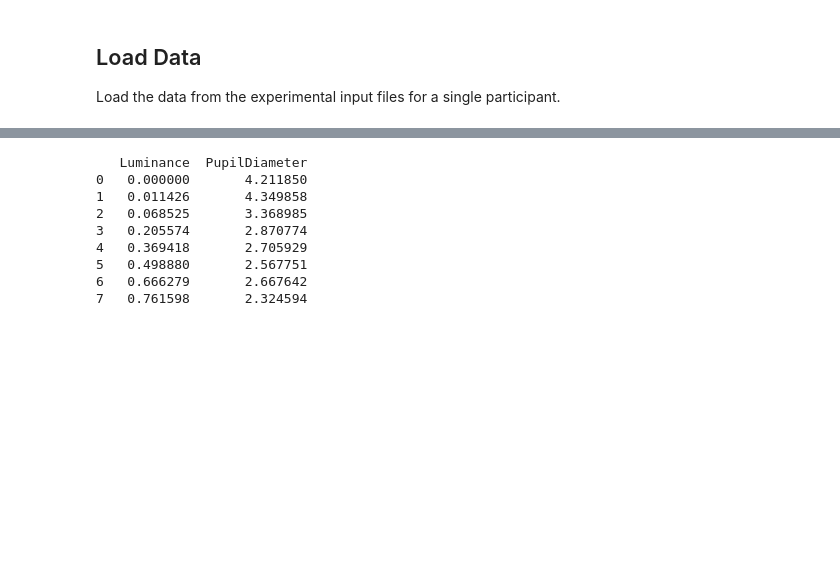
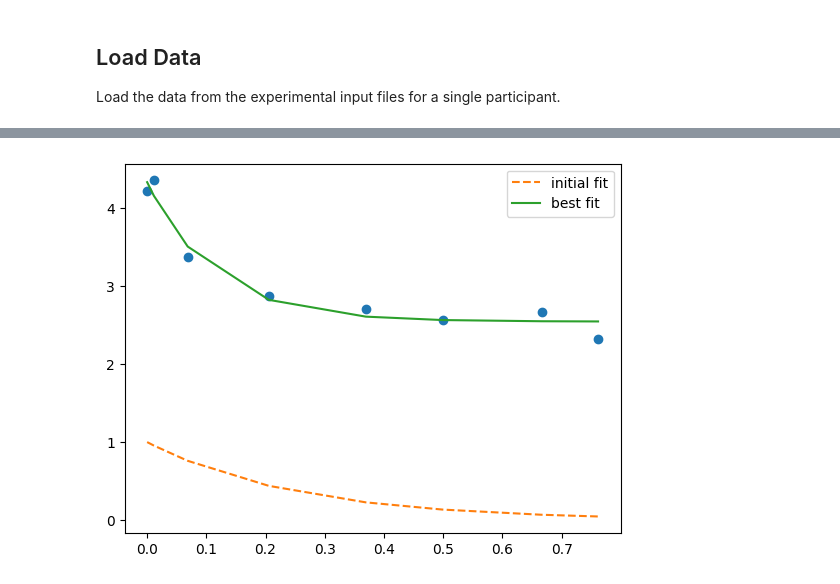
Before and after one commit to courtnicole/3d-path-cognition, a Jupyter notebook: demo.ipynb, the cells around one changed output, grey strips where cells are left out. Saved outputs shown, nothing was run; the diff lists cells and outputs as text; code cells hidden in the pictures; blank space fills up the shorter version.

```diff
--- a/demo.ipynb
+++ b/demo.ipynb
@@ -82,15 +99,6 @@ luminance_pupil_diameter['Luminance'] = lum_calib['Luminance']
 luminance_pupil_diameter['pupilDiameter'] = 0.5 * (pupil_calib_d['LeftPupilDiameter'] + pupil_calib_d['RightPupilDiameter'])
 
 color_data = {}
-
-#l0 = 0.205574
-#l1 = 0.011426
-#l2 = 0.498880
-#l3 = 0.068525
-#l4 =  0.761598
-#l5 = 0.000
-#l6 = 0.666279
-#l7 = 0.369418
 color_data[0] = luminance_pupil_diameter.loc[(luminance_pupil_diameter['time']>=calibration_events.loc[0, 'time']) & (luminance_pupil_diameter['time']<=calibration_events.loc[1, 'time']), ['time', 'Luminance', 'pupilDiameter']]
 color_data[1] = luminance_pupil_diameter.loc[(luminance_pupil_diameter['time']>=calibration_events.loc[1, 'time']) & (luminance_pupil_diameter['time']<=calibration_events.loc[2, 'time']), ['time', 'Luminance', 'pupilDiameter']]
 color_data[2] = luminance_pupil_diameter.loc[(luminance_pupil_diameter['time']>=calibration_events.loc[2, 'time']) & (luminance_pupil_diameter['time']<=calibration_events.loc[3, 'time']), ['time', 'Luminance', 'pupilDiameter']]
@@ -109,63 +117,40 @@ for i in range(8):
 time = []
 lum = []
 pupd = []
+time2 = []
+lum2 = []
+pupd2 = []
 for i in range(8):
-#for j in range(len(color_data[i])):
     time.append(color_data[i]['time'].mean())
     lum.append(color_data[i]['Luminance'].mean())
     pupd.append(color_data[i]['pupilDiameter'].mean())
+    for j in range(len(color_data[i])):
+        time2.append(color_data[i]['time'][j])
+        lum2.append(color_data[i]['Luminance'][j])
+        pupd2.append(color_data[i]['pupilDiameter'][j])
 
 calibration_data = pd.DataFrame()
-#calibration_data['Time'] = pd.to_timedelta(time, unit='s')
 calibration_data['Luminance'] = lum
 calibration_data['PupilDiameter'] = pupd
 calibration_data.sort_values(by=['Luminance'], inplace=True)
 calibration_data.reset_index(drop=True, inplace=True)
-print(calibration_data)
-
-#calibration_data.sort_values(by=['Time'], inplace=True)
-#calibration_data.reset_index(drop=True, inplace=True)
-#calibration_data = calibration_data.resample('0.5s', on='Time').mean()
-#calibration_data.reset_index(drop=True, inplace=True)
-#calibration_data.plot(x='Time', y='PupilDiameter', style='o')
-
-#[color1['Luminance'].mean(), color2['Luminance'].mean(), color3['Luminance'].mean(), color4['Luminance'].mean(), color5['Luminance'].mean(), color6['Luminance'].mean(), color7['Luminance'].mean(), color8['Luminance'].mean()]
-#calibration_data['PupilDiameter'] = [color1['pupilDiameter'], color2['pupilDiameter'], color3['pupilDiameter'],color4['pupilDiameter'],color5['pupilDiameter'],color6['pupilDiameter'],color7['pupilDiameter'], color8['pupilDiameter']]
-#[color1['pupilDiameter'].mean(), color2['pupilDiameter'].mean(), color3['pupilDiameter'].mean(), color4['pupilDiameter'].mean(), color5['pupilDiameter'].mean(), color6['pupilDiameter'].mean(), color7['pupilDiameter'].mean(), color8['pupilDiameter'].mean()]
-#calibration_data.sort_values(by=['Luminance'], inplace=True)
-#calibration_data.reset_index(drop=True, inplace=True)
-# %% [output]
-   Luminance  PupilDiameter
-0   0.000000       4.211850
-1   0.011426       4.349858
-2   0.068525       3.368985
-3   0.205574       2.870774
-4   0.369418       2.705929
-5   0.498880       2.567751
-6   0.666279       2.667642
-7   0.761598       2.324594
 # %%
 #𝑎, 𝑏, and 𝑐 were fitted using least squares optimization with empirically determined bounds of a: [1, 4], b: [4, 8], and c: [0, 8]
 x_data = calibration_data['Luminance']
 y_data = calibration_data['PupilDiameter']
 
 exp_mod = Model(pupil_func)
 params = exp_mod.make_params(a=1, b=4, c=0)
 
-result = exp_mod.fit(y, params, x=x)
+result = exp_mod.fit(y_data, params, x=x_data)
+a = result.params['a'].value
+b = result.params['b'].value
+c = result.params['c'].value
 
-# pars = exp_mod.guess(y_data, x=x_data)
-# print(pars)
-
-# bounds=([1, 4, 1], [4, 8, 4])
-# #𝑑(𝑌) = 𝑎 · 𝑒^{−𝑏·𝑌} + c$
-# p, c, info, msg, ier = curve_fit(func, x_data, y_data, bounds=bounds, full_output=True)
-# print(info)
-# print(msg)
-# print(ier)
-# print(np.linalg.cond(c))
-# print(np.diag(c))
-# plt.plot(x_data, y_data, 'o', color ='red', label ="data")
-# plt.plot(x_data, decay_func(x_data, 3.827723808288084, 1.4361059811453294), '--', color ='blue', label ="optimized data")
-# plt.legend()
-# plt.show()
+plt.plot(x_data, y_data, 'o')
+plt.plot(x_data, result.init_fit, '--', label='initial fit')
+plt.plot(x_data, result.best_fit, '-', label='best fit')
+plt.legend()
+plt.show()
+# %% [output]
+[figure, added]
```
Also changed, not shown: parts of 4 cells of this notebook, 1 other file.
